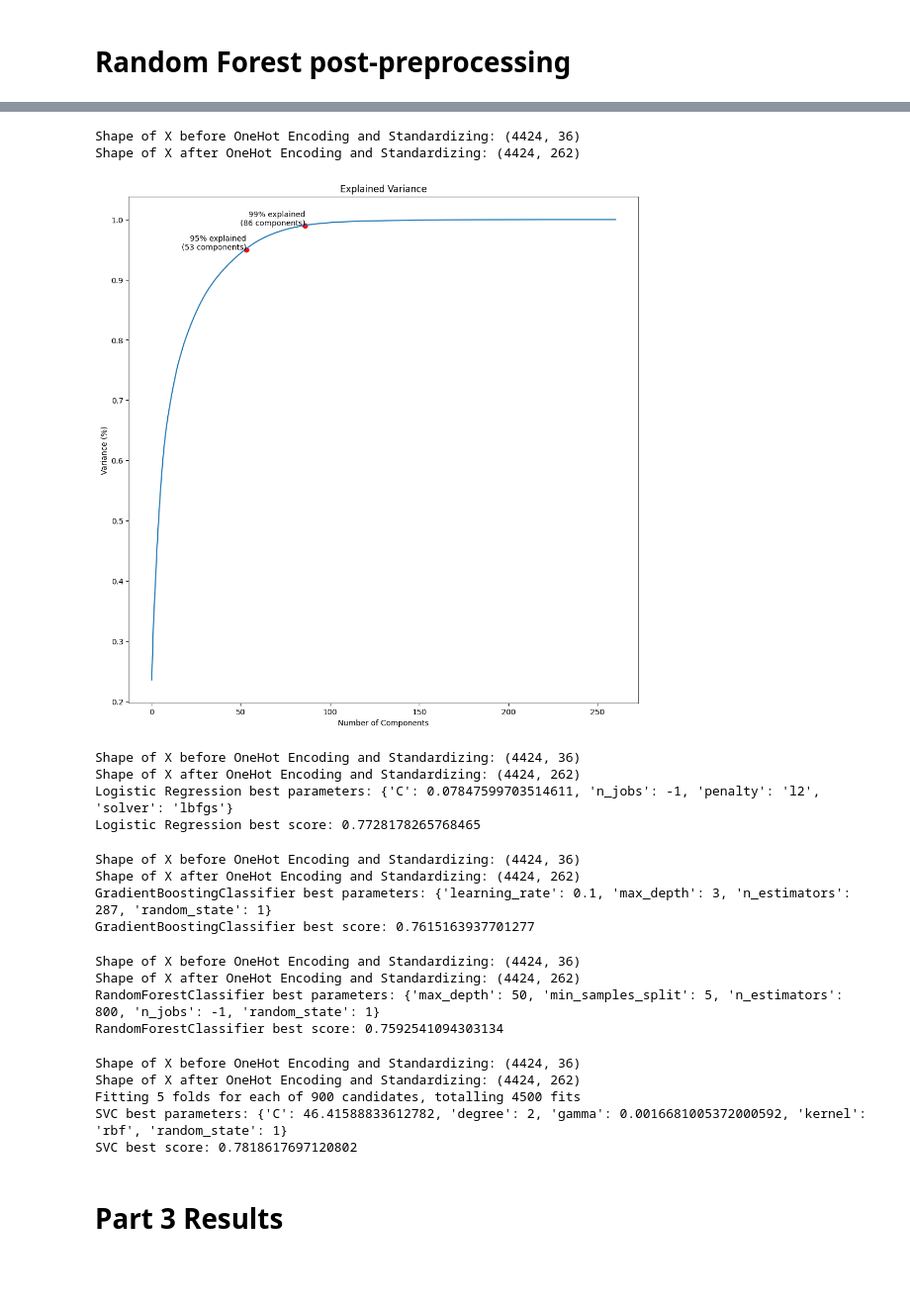
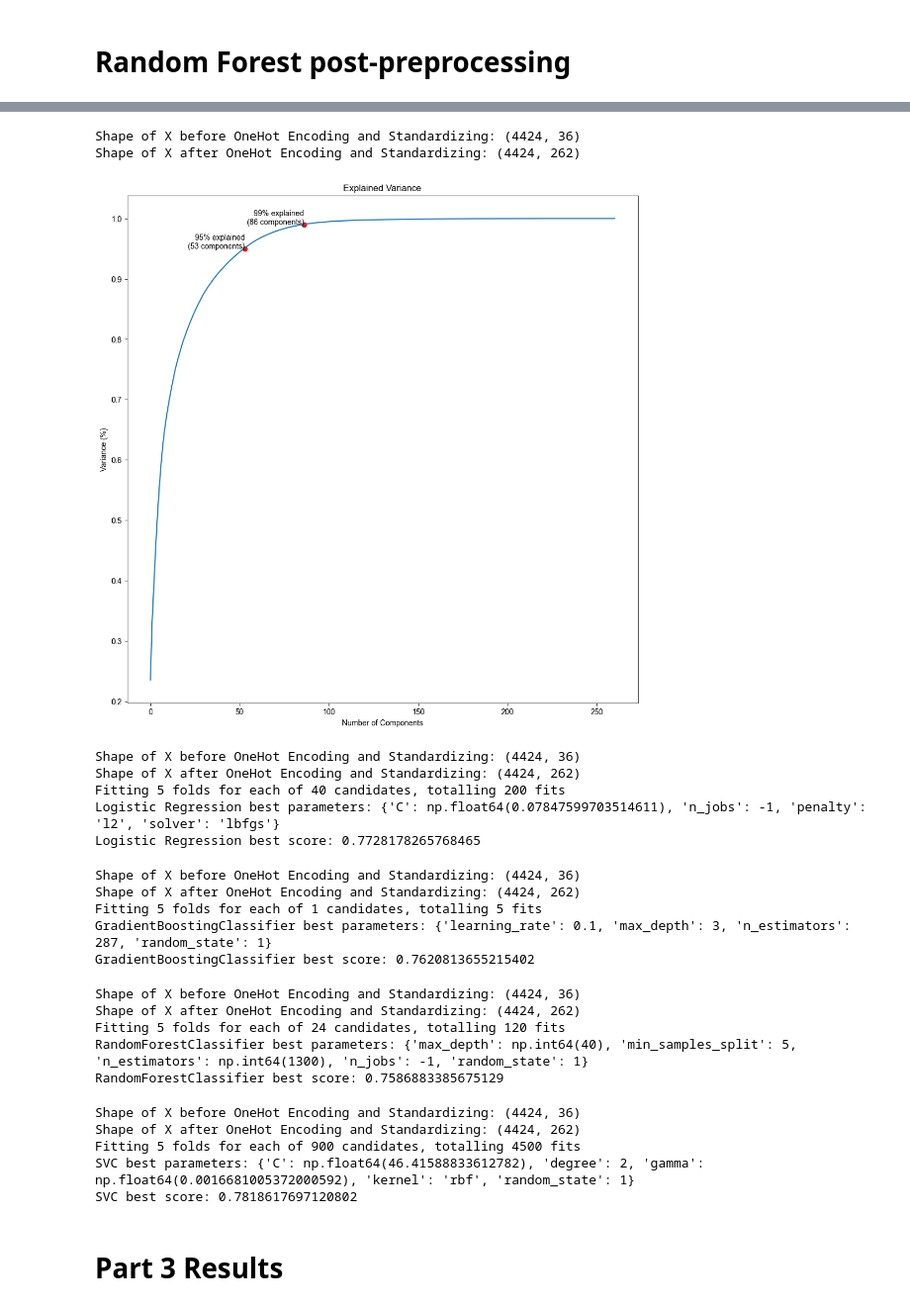
Before and after one commit to lrwham/Supervised-Learning-Final, a Jupyter notebook: final_model.ipynb, the cells around one changed output, grey strips where cells are left out. Shown at 99% size. Drawn from its saved outputs; the diff is of its cells as text; code cells hidden in the pictures; blank space fills up the shorter version.

```diff
--- a/final_model.ipynb
+++ b/final_model.ipynb
@@ -398,39 +334,38 @@ RandomForestClassifier best score: 0.7733899903307522
 # %%
 # PCA
 
 from sklearn.decomposition import PCA
 
-X_train, X_test, y_train, y_test = get_preprocessed_data(get_data())
-
+X_train, X_test, y_train, y_test, preprocessor = support.get_preprocessed_data(support.get_data())
 pca = PCA()
 X_pca = pca.fit_transform(X_train)
 
 explained_variance_95 = np.argmax(np.cumsum(pca.explained_variance_ratio_) > 0.95)
 explained_variance_99 = np.argmax(np.cumsum(pca.explained_variance_ratio_) > 0.99)
 
 plt.figure(figsize=(12, 12))
 plt.plot(np.cumsum(pca.explained_variance_ratio_))
 plt.scatter(explained_variance_95, 0.95, color="red")
 plt.text(explained_variance_95, 0.95, f"95% explained\n({explained_variance_95} components)", ha="right")
 plt.scatter(explained_variance_99, 0.99, color="red")
 plt.text(explained_variance_99, 0.99, f"99% explained\n({explained_variance_99} components)", ha="right")
 plt.xlabel("Number of Components")
 plt.ylabel("Variance (%)")
 plt.title("Explained Variance")
 plt.savefig("explained_variance.png")
 # %% [output]
 Shape of X before OneHot Encoding and Standardizing: (4424, 36)
 Shape of X after OneHot Encoding and Standardizing: (4424, 262)
-[figure, old version]
+[figure, new version]
 # %%
 
-X_train, X_test, y_train, y_test = get_preprocessed_data(get_data())
+X_train, X_test, y_train, y_test, preprocessor = support.get_preprocessed_data(support.get_data())
 
 pca = PCA(n_components=explained_variance_99)
 X_train = pca.fit_transform(X_train)
 X_test = pca.transform(X_test)
 
-grid_search_logistic = GridSearchCV(LogisticRegression(), param_grid_logistic, cv=5, n_jobs=-1)
+grid_search_logistic = GridSearchCV(LogisticRegression(), param_grid_logistic, cv=5, n_jobs=-1, verbose=3)
 
 grid_search_logistic.fit(X_train, y_train)
 
@@ -445,16 +380,19 @@ scores['post_pca_LogisticRegression'] = (best_score, best_estimator.score(X_test
 # %% [output]
 Shape of X before OneHot Encoding and Standardizing: (4424, 36)
 Shape of X after OneHot Encoding and Standardizing: (4424, 262)
-Logistic Regression best parameters: {'C': 0.07847599703514611, 'n_jobs': -1, 'penalty': 'l2', 'solver': 'lbfgs'}
+Fitting 5 folds for each of 40 candidates, totalling 200 fits
+Logistic Regression best parameters: {'C': np.float64(0.07847599703514611), 'n_jobs': -1, 'penalty': 'l2', 'solver': 'lbfgs'}
 Logistic Regression best score: 0.7728178265768465
 # %%
-X_train, X_test, y_train, y_test = get_preprocessed_data(get_data())
+X_train, X_test, y_train, y_test, preprocessor = support.get_preprocessed_data(support.get_data())
 
 pca = PCA(n_components=explained_variance_99)
 X_train = pca.fit_transform(X_train)
 X_test = pca.transform(X_test)
 
-grid_search_GradientBoostingClassifier = GridSearchCV(GradientBoostingClassifier(), param_grid_GradientBoostingClassifier, cv=5, n_jobs=-1)
+param_grid_GradientBoostingClassifier = {'learning_rate': [0.1], 'max_depth': [3], 'n_estimators': [287], 'random_state': [1]}
+
+grid_search_GradientBoostingClassifier = GridSearchCV(GradientBoostingClassifier(), param_grid_GradientBoostingClassifier, cv=5, n_jobs=-1,verbose=3)
 
 grid_search_GradientBoostingClassifier.fit(X_train, y_train)
 
@@ -469,16 +407,20 @@ scores['post_pca_GradientBoostingClassifier'] = (best_score, best_estimator.scor
 # %% [output]
 Shape of X before OneHot Encoding and Standardizing: (4424, 36)
 Shape of X after OneHot Encoding and Standardizing: (4424, 262)
+Fitting 5 folds for each of 1 candidates, totalling 5 fits
 GradientBoostingClassifier best parameters: {'learning_rate': 0.1, 'max_depth': 3, 'n_estimators': 287, 'random_state': 1}
-GradientBoostingClassifier best score: 0.7615163937701277
+GradientBoostingClassifier best score: 0.7620813655215402
 # %%
-X_train, X_test, y_train, y_test = get_preprocessed_data(get_data())
+X_train, X_test, y_train, y_test, preprocessor = support.get_preprocessed_data(support.get_data())
 
 pca = PCA(n_components=explained_variance_99)
 X_train = pca.fit_transform(X_train)
 X_test = pca.transform(X_test)
 
-grid_search_RandomForestClassifier = GridSearchCV(RandomForestClassifier(), param_grid_RandomForestClassifier, cv=5, n_jobs=-1)
+# comment out this line to run all the hyperparameter tuning listed above
+param_grid_GradientBoostingClassifier = {'learning_rate': [0.1], 'max_depth': [3], 'n_estimators': [287], 'random_state': [1]}
+
+grid_search_RandomForestClassifier = GridSearchCV(RandomForestClassifier(), param_grid_RandomForestClassifier, cv=5, n_jobs=-1, verbose=3)
 
 grid_search_RandomForestClassifier.fit(X_train, y_train)
 
@@ -493,12 +435,13 @@ scores['post_pca_RandomForestClassifier'] = (best_score, best_estimator.score(X_
 # %% [output]
 Shape of X before OneHot Encoding and Standardizing: (4424, 36)
 Shape of X after OneHot Encoding and Standardizing: (4424, 262)
-RandomForestClassifier best parameters: {'max_depth': 50, 'min_samples_split': 5, 'n_estimators': 800, 'n_jobs': -1, 'random_state': 1}
-RandomForestClassifier best score: 0.7592541094303134
+Fitting 5 folds for each of 24 candidates, totalling 120 fits
+RandomForestClassifier best parameters: {'max_depth': np.int64(40), 'min_samples_split': 5, 'n_estimators': np.int64(1300), 'n_jobs': -1, 'random_state': 1}
+RandomForestClassifier best score: 0.7586883385675129
 # %%
 from sklearn.svm import SVC
 
-X_train, X_test, y_train, y_test = get_preprocessed_data(get_data())
+X_train, X_test, y_train, y_test, preprocessor = support.get_preprocessed_data(support.get_data())
 
 pca = PCA(n_components=explained_variance_99)
 X_train = pca.fit_transform(X_train)
@@ -519,7 +462,7 @@ scores['post_pca_SVC'] = (best_score, best_estimator.score(X_test, y_test))
 Shape of X before OneHot Encoding and Standardizing: (4424, 36)
 Shape of X after OneHot Encoding and Standardizing: (4424, 262)
 Fitting 5 folds for each of 900 candidates, totalling 4500 fits
-SVC best parameters: {'C': 46.41588833612782, 'degree': 2, 'gamma': 0.0016681005372000592, 'kernel': 'rbf', 'random_state': 1}
+SVC best parameters: {'C': np.float64(46.41588833612782), 'degree': 2, 'gamma': np.float64(0.0016681005372000592), 'kernel': 'rbf', 'random_state': 1}
 SVC best score: 0.7818617697120802
 # %% [markdown]
 # Part 3 Results
```
Also changed, not shown: parts of 23 cells of this notebook.
